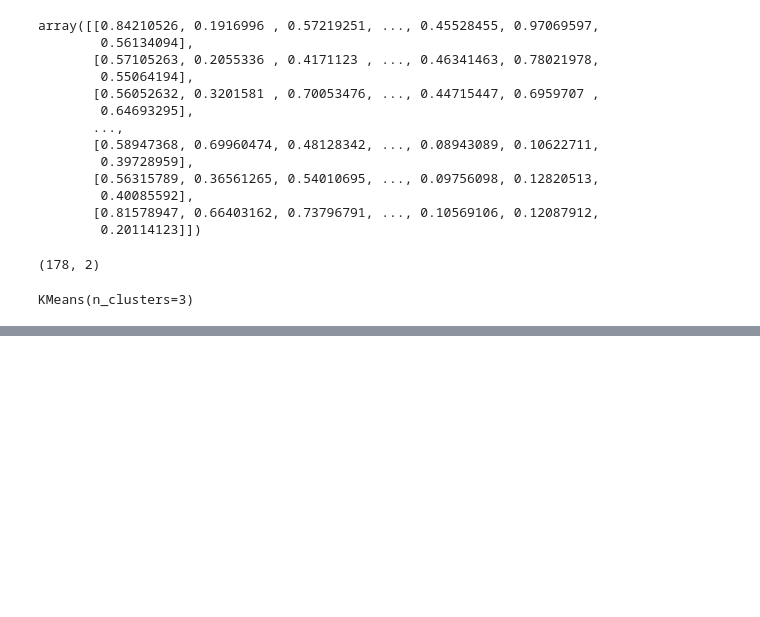
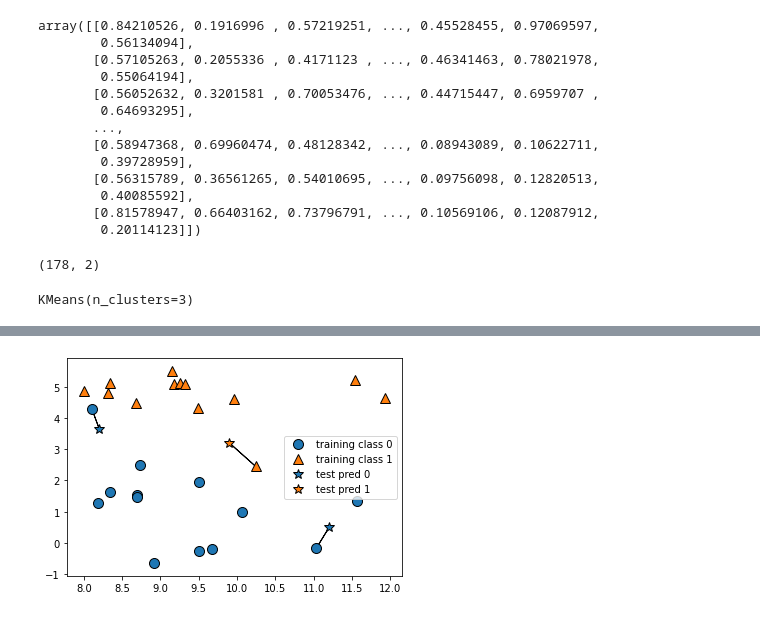
Before and after one commit to zakumann/googlecolab, a Jupyter notebook: preprocessor.ipynb, the cells around one changed output, grey strips where cells are left out. Drawn from its saved outputs; the diff is of its cells as text; code cells hidden in the pictures; blank space fills up the shorter version.

```diff
--- a/preprocessor.ipynb
+++ b/preprocessor.ipynb
@@ -421,0 +500,4 @@ plt.scatter(data[:,0],data[:,1], c=cluster)
+# %%
+mglearn.plots.plot_knn_classification(n_neighbors=1)
+# %% [output]
+[figure, added]
```
Also changed, not shown: parts of 50 cells of this notebook.
